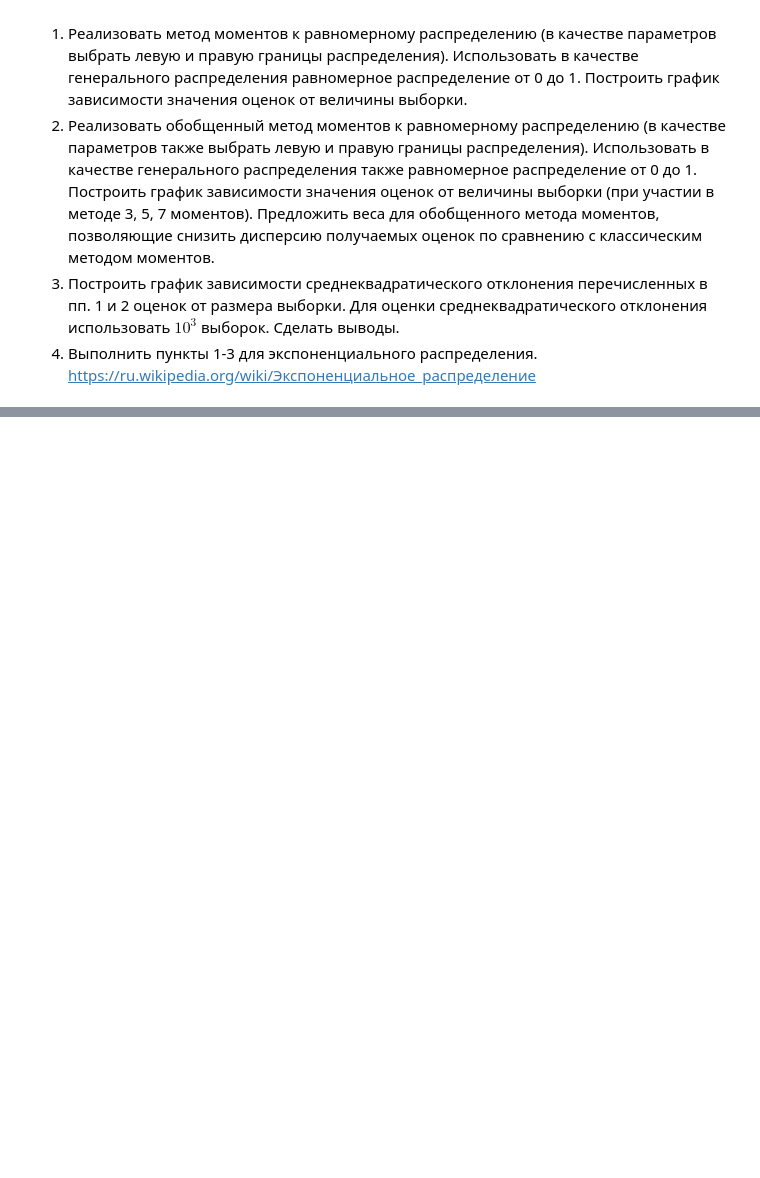
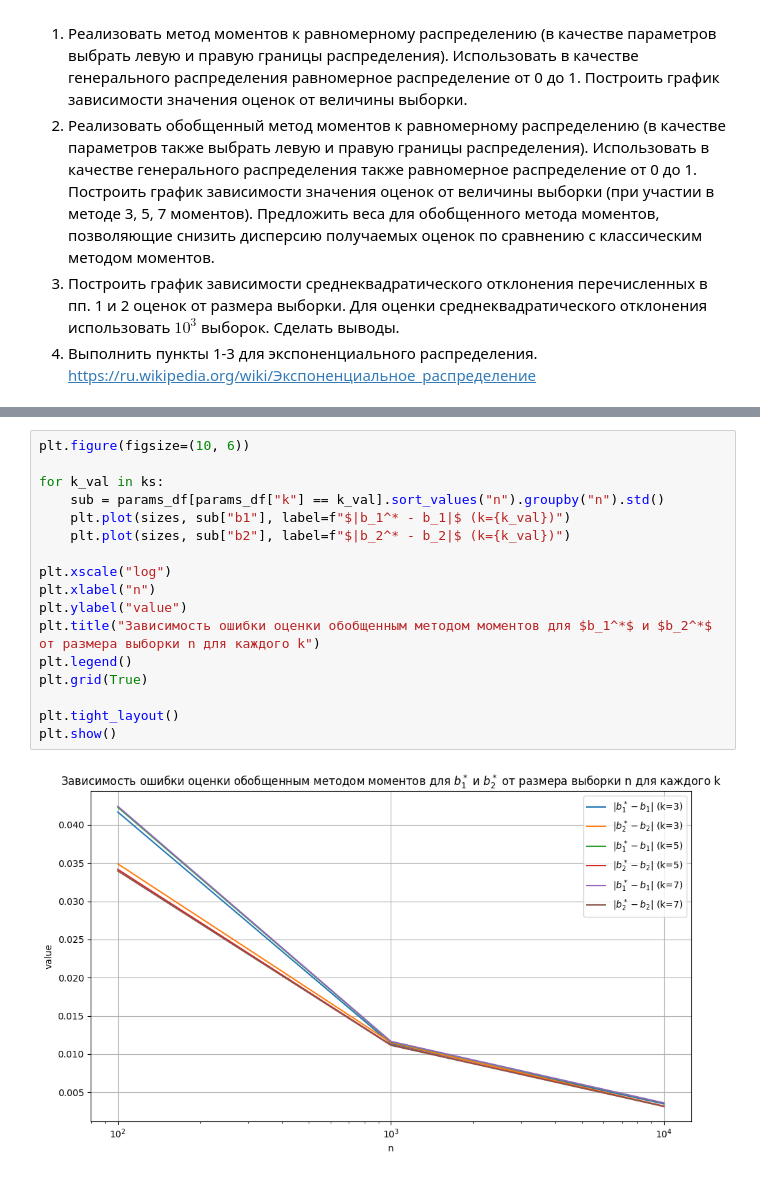
Before and after one commit to e1turin/ipkn-statistics, a Jupyter notebook: lab-3.ipynb, the cells around one changed output, grey strips where cells are left out. Drawn from its saved outputs; the diff is of its cells as text; blank space fills up the shorter version.

```diff
--- a/lab-3.ipynb
+++ b/lab-3.ipynb
@@ -21,0 +212,19 @@
+# %%
+plt.figure(figsize=(10, 6))
+
+for k_val in ks:
+    sub = params_df[params_df["k"] == k_val].sort_values("n").groupby("n").std()
+    plt.plot(sizes, sub["b1"], label=f"$|b_1^* - b_1|$ (k={k_val})")
+    plt.plot(sizes, sub["b2"], label=f"$|b_2^* - b_2|$ (k={k_val})")
+
+plt.xscale("log")
+plt.xlabel("n")
+plt.ylabel("value")
+plt.title("Зависимость ошибки оценки обобщенным методом моментов для $b_1^*$ и $b_2^*$ от размера выборки n для каждого k")
+plt.legend()
+plt.grid(True)
+
+plt.tight_layout()
+plt.show()
+# %% [output]
+[figure, added]
```
Also changed, not shown: parts of 17 cells of this notebook.
